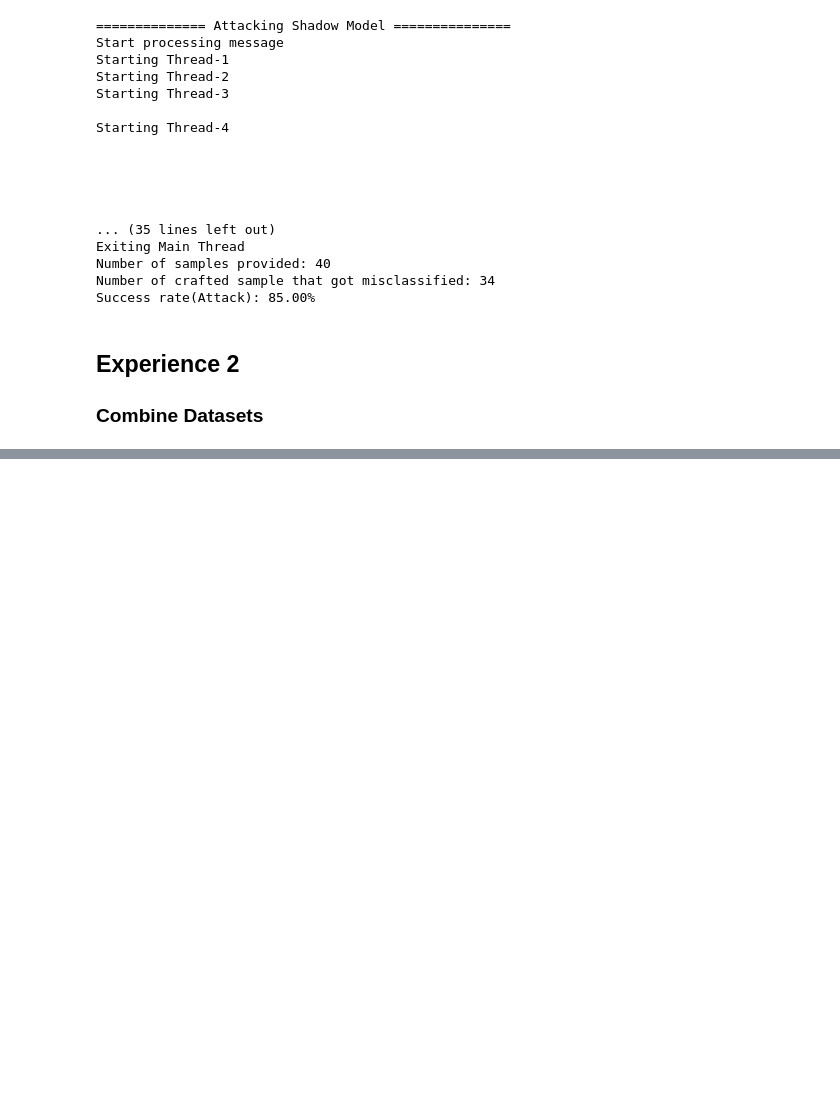
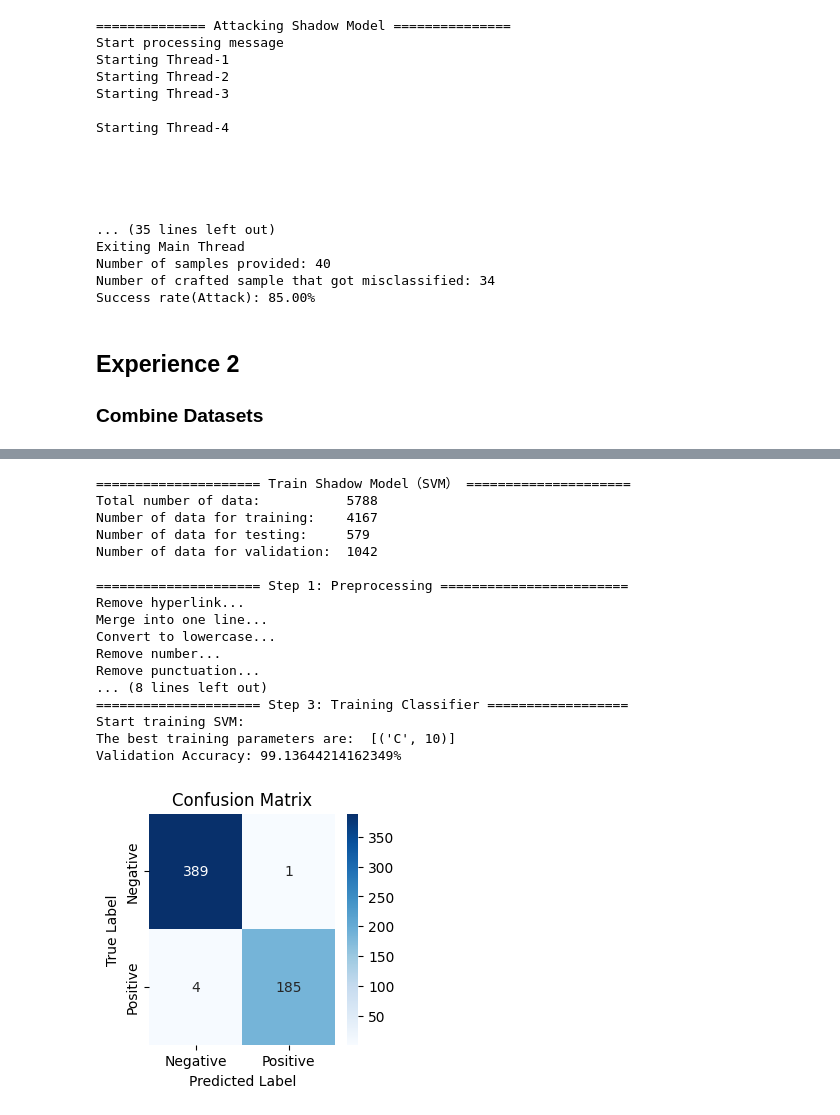
Before and after one commit to wuhumontana/bypass-spam-filter, a Jupyter notebook: bypass.ipynb, the cells around one changed output, grey strips where cells are left out. Saved outputs shown, nothing was run; the diff lists cells and outputs as text; code cells hidden in the pictures; blank space fills up the shorter version.

```diff
--- a/bypass.ipynb
+++ b/bypass.ipynb
@@ -1008,40 +1059,41 @@ T_tr_set, T_v_set, T_clf, T_x_train_features, T_feature_names, T_feature_model,
 # %%
-def adversarial_attack2(T_FE_method, S_FE_method, classifier, df_shadow, PGD_dmax, T_feature_model, T_feature_names, T_scalar):
-    print('\n===================== Step 1: Data Extraction =====================')
-    X_train, X_val, X_test, Y_train, Y_val, Y_test = data_extraction(df_shadow)
-    print('Total number of data:          ', str(len(X_train) + len(X_test) + len(X_val)))
-    print('Number of data for training:    ' + str(len(X_train)))
-    print('Number of data for testing:     ' + str(len(X_test)))
-    print('Number of data for validation: ', str(len(X_val)))
+print('\n===================== Train Shadow Model（SVM） =====================')
+df_shadow = pd.read_csv('./kaggle_2.csv', encoding='utf-8', encoding_errors='ignore')
+X_train, X_val, X_test, Y_train, Y_val, Y_test = data_extraction(df_shadow)
+# X_train_shadow, Y_train_shadow  = copy_dataset_by_similarity(X_train, Y_train, 0.4)
+print('Total number of data:          ', str(len(X_train) + len(X_test) + len(X_val)))
+print('Number of data for training:    ' + str(len(X_train)))
+print('Number of data for testing:     ' + str(len(X_test)))
+print('Number of data for validation: ', str(len(X_val)))
 
-    print('\n===================== Step 2: Preprocessing ========================')
-    x_train, x_val, x_test = preprocess(X_train, X_val, X_test)
+S_FE_method= 'tfidf'
+S_classifier= 'SVM'
+S_tr_set, S_v_set, S_clf, S_x_train_features, S_feature_names, S_feature_model, S_scalar = train_classifier(S_FE_method, S_classifier, X_train, X_val, X_test, Y_train, Y_val, Y_test)
 
-    print('\n===================== Step 3: Feature Extraction ===================')
-    x_train_features, x_test_features, x_val_features, feature_names, feature_model, scalar = feature_extraction(x_train, x_test, x_val, S_FE_method)
+words14str, spam, ham, spam_test = adversarial_attack(S_clf, S_x_train_features, S_tr_set, S_v_set, S_feature_names, X_train, X_val, X_test, Y_train, Y_val, Y_test)
+magic_words = words14str.lstrip().split(' ')
+print('Number of magic words:', len(magic_words))
+print('Set of magic words:\n', magic_words)
 
-    print('\n===================== Step 4: Training Classifier ==================')
-    if classifier == 'SVM':
-        tr_set, v_set, clf = train_SVM(x_train_features, x_test_features, x_val_features, Y_train, Y_test, Y_val)
-    elif classifier == 'LR':
-        tr_set, v_set, clf = train_LR(x_train_features, x_test_features, x_val_features, Y_train, Y_test, Y_val)
-    else:
-        print('Please specify SVM or LR or DT as your classifier.')
-
-    print('\n===================== Step 5: PGD Attack ===========================')
-    # Run PGD attacks on the trained classifier with 100 spam emails.
-    lb = np.ndarray.min(x_train_features.toarray())
-    ub = np.ndarray.max(x_train_features.toarray())
-    attack_amount = 100
-    result, cnt, ad_success_x, ori_dataframe, ori_examples2_y, successful_rate = pgd_attack(clf, tr_set, v_set, Y_val, feature_names, attack_amount, PGD_dmax, lb, ub)
-
-    print('\n===================== Step 6: Magic Words ===========================')
-    words14str, spam, ham = magical_word(X_train, X_val, Y_train, Y_val, result, cnt)
-    print(words14str)
-
-    print('\n============== Step 7: Crafting Adversarial Emails & Attacking SVM ===============')
-    # we craft a set of spam emails and feed them to the trained classifier for testing.
-    # It prints out the success rate of this attack.
-    m2_empty = svm_attack(T_FE_method, T_clf, spam, words14str, T_feature_model, T_feature_names, T_scalar, 'NaN')  # spam email from test dataset
-
-    return words14str
+print('\n============== Attacking Target Model ===============')
+# we craft a set of spam emails and feed them to the trained classifier for testing.
+m2_empty = svm_attack(T_FE_method, T_clf, spam_test, words14str, T_feature_model, T_feature_names, T_scalar, 'NaN')  # spam email from test dataset
+# %% [output]
+===================== Train Shadow Model（SVM） =====================
+Total number of data:           5788
+Number of data for training:    4167
+Number of data for testing:     579
+Number of data for validation:  1042
+
+===================== Step 1: Preprocessing ========================
+Remove hyperlink...
+Merge into one line...
+Convert to lowercase...
+Remove number...
+Remove punctuation...
+... (8 lines left out)
+===================== Step 3: Training Classifier ==================
+Start training SVM:
+The best training parameters are:  [('C', 10)]
+Validation Accuracy: 99.13644214162349%
+[figure, added]
```
Also changed, not shown: parts of 14 cells of this notebook.
